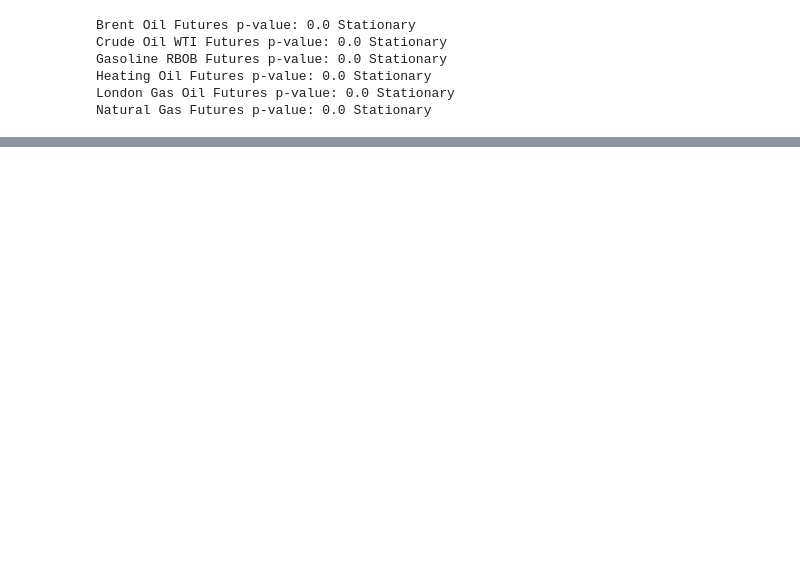
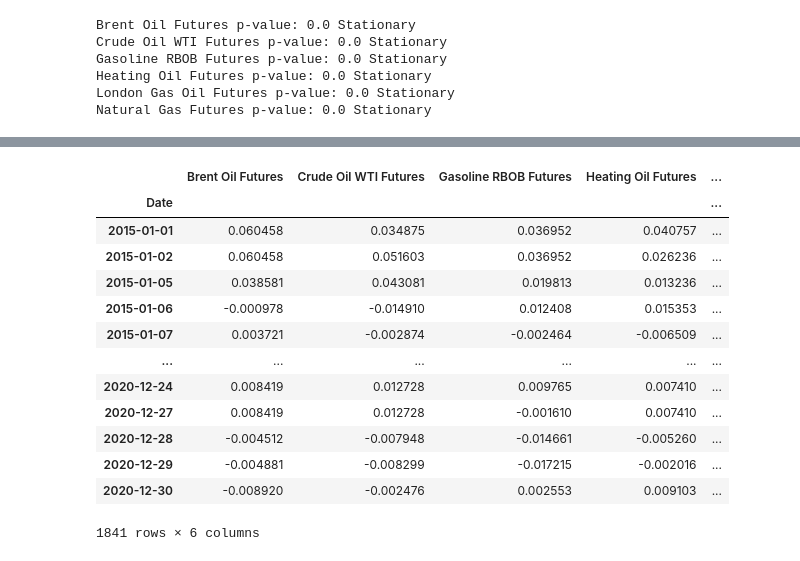
Before and after one commit to vpozdnyakov/cond_gen_models_in_tradings, a Jupyter notebook: notebooks/eda.ipynb, the cells around one changed output, grey strips where cells are left out. Saved outputs shown, nothing was run; the diff lists cells and outputs as text; code cells hidden in the pictures; blank space fills up the shorter version.

```diff
--- a/notebooks/eda.ipynb
+++ b/notebooks/eda.ipynb
@@ -122,0 +138,19 @@ Natural Gas Futures p-value: 0.0 Stationary
+# %%
+df = df.fillna(method='ffill')
+df = df.fillna(method='bfill')
+df
+# %% [output]
+|  | Brent Oil Futures | Crude Oil WTI Futures | Gasoline RBOB Futures | Heating Oil Futures | ... |
+| Date |  |  |  |  | ... |
+| 2015-01-01 | 0.060458 | 0.034875 | 0.036952 | 0.040757 | ... |
+| 2015-01-02 | 0.060458 | 0.051603 | 0.036952 | 0.026236 | ... |
+| 2015-01-05 | 0.038581 | 0.043081 | 0.019813 | 0.013236 | ... |
+| 2015-01-06 | -0.000978 | -0.014910 | 0.012408 | 0.015353 | ... |
+| 2015-01-07 | 0.003721 | -0.002874 | -0.002464 | -0.006509 | ... |
+| ... | ... | ... | ... | ... | ... |
+| 2020-12-24 | 0.008419 | 0.012728 | 0.009765 | 0.007410 | ... |
+| 2020-12-27 | 0.008419 | 0.012728 | -0.001610 | 0.007410 | ... |
+| 2020-12-28 | -0.004512 | -0.007948 | -0.014661 | -0.005260 | ... |
+| 2020-12-29 | -0.004881 | -0.008299 | -0.017215 | -0.002016 | ... |
+| 2020-12-30 | -0.008920 | -0.002476 | 0.002553 | 0.009103 | ... |
+1841 rows × 6 columns
```
Also changed, not shown: parts of 3 cells of this notebook.
